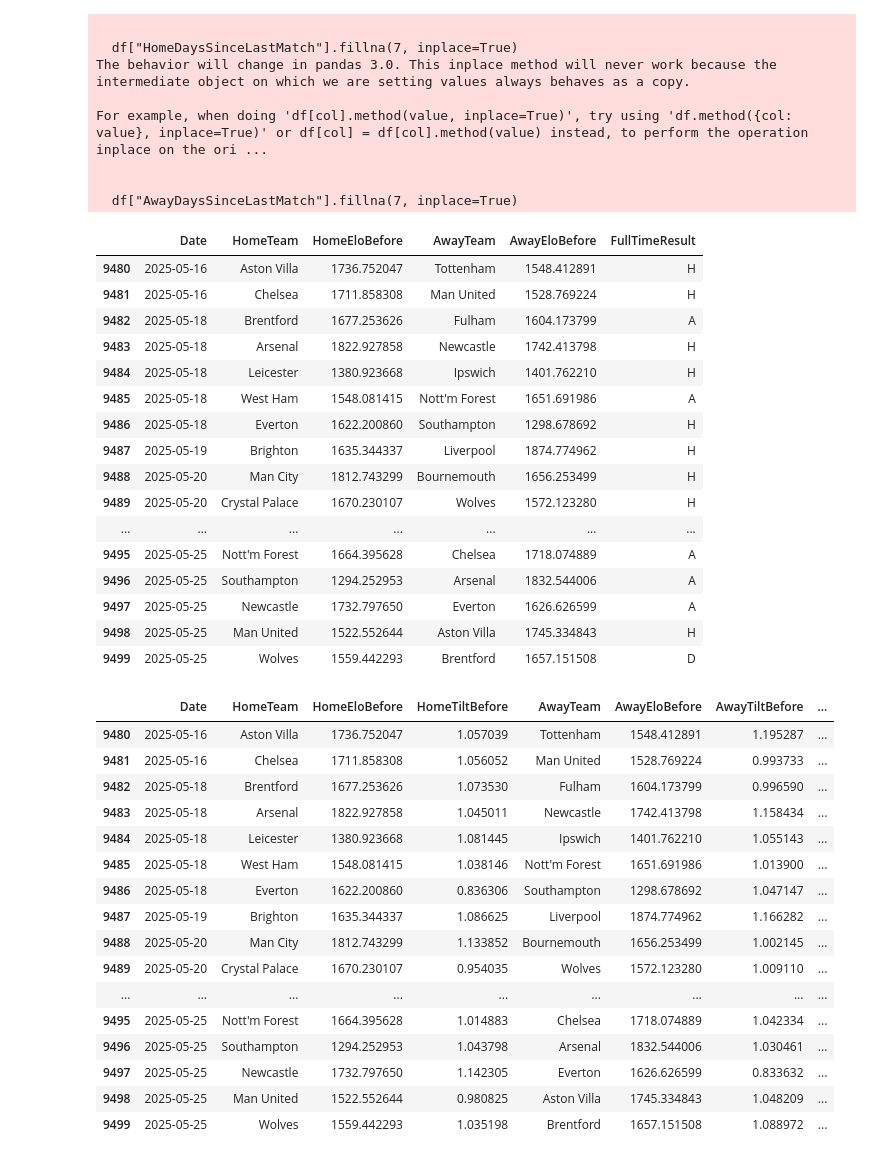
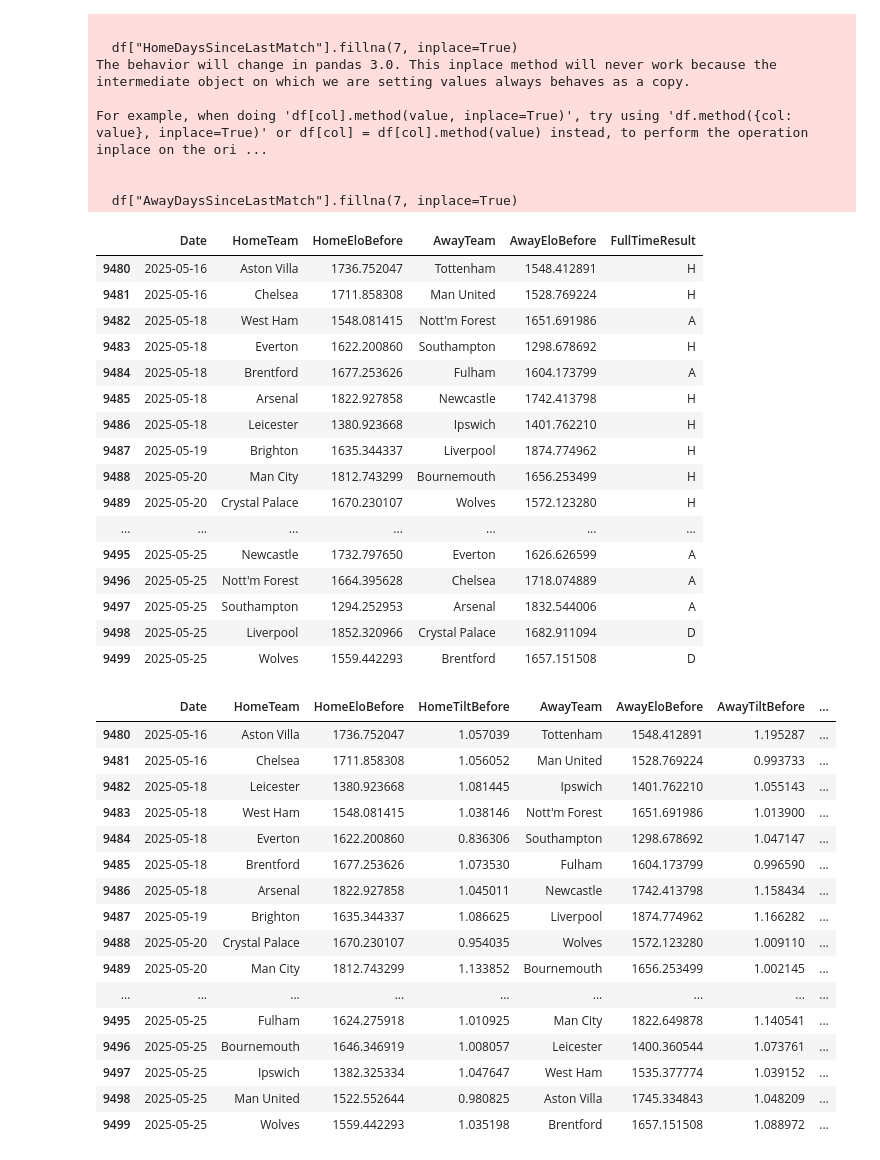
Before and after one commit to javieryeow/premier-league-score-predictor, a Jupyter notebook: notebooks/feature_engineering.ipynb, the cells around one changed output. Saved outputs shown, nothing was run; the diff lists cells and outputs as text; code cells hidden in the pictures.

```diff
--- a/notebooks/feature_engineering.ipynb
+++ b/notebooks/feature_engineering.ipynb
@@ -65,6 +65,7 @@ Name: HomeGoalScoringForm, Length: 9500, dtype: float64
 Name: AwayGoalScoringForm, Length: 9500, dtype: float64
 # %%
 # rolling average goals conceded in last 5 games for both Home and Away
+df = df.sort_values("Date").reset_index(drop=True)
 
 df["HomeGoalsConceded"] = (
     df.groupby("HomeTeam")["FullTimeAwayTeamGoals"]
@@ -104,6 +105,7 @@ Name: HomeGoalsConceded, Length: 9500, dtype: float64
 Name: AwayGoalsConceded, Length: 9500, dtype: float64
 # %%
 # rolling average points in last 5 matches for both Home and Away
+df = df.sort_values("Date").reset_index(drop=True)
 
 df["HomeWinningForm"] = (
     df.groupby("HomeTeam")["HomeTeamPoints"]
@@ -391,19 +393,19 @@ df[["Date", "HomeTeam", "HomeEloBefore", "AwayTeam", "AwayEloBefore", "FullTimeR
 |  | Date | HomeTeam | HomeEloBefore | AwayTeam | AwayEloBefore | FullTimeResult |
 | 9480 | 2025-05-16 | Aston Villa | 1736.752047 | Tottenham | 1548.412891 | H |
 | 9481 | 2025-05-16 | Chelsea | 1711.858308 | Man United | 1528.769224 | H |
-| 9482 | 2025-05-18 | Brentford | 1677.253626 | Fulham | 1604.173799 | A |
-| 9483 | 2025-05-18 | Arsenal | 1822.927858 | Newcastle | 1742.413798 | H |
-| 9484 | 2025-05-18 | Leicester | 1380.923668 | Ipswich | 1401.762210 | H |
-| 9485 | 2025-05-18 | West Ham | 1548.081415 | Nott'm Forest | 1651.691986 | A |
-| 9486 | 2025-05-18 | Everton | 1622.200860 | Southampton | 1298.678692 | H |
+| 9482 | 2025-05-18 | West Ham | 1548.081415 | Nott'm Forest | 1651.691986 | A |
+| 9483 | 2025-05-18 | Everton | 1622.200860 | Southampton | 1298.678692 | H |
+| 9484 | 2025-05-18 | Brentford | 1677.253626 | Fulham | 1604.173799 | A |
+| 9485 | 2025-05-18 | Arsenal | 1822.927858 | Newcastle | 1742.413798 | H |
+| 9486 | 2025-05-18 | Leicester | 1380.923668 | Ipswich | 1401.762210 | H |
 | 9487 | 2025-05-19 | Brighton | 1635.344337 | Liverpool | 1874.774962 | H |
 | 9488 | 2025-05-20 | Man City | 1812.743299 | Bournemouth | 1656.253499 | H |
 | 9489 | 2025-05-20 | Crystal Palace | 1670.230107 | Wolves | 1572.123280 | H |
 | ... | ... | ... | ... | ... | ... | ... |
-| 9495 | 2025-05-25 | Nott'm Forest | 1664.395628 | Chelsea | 1718.074889 | A |
-| 9496 | 2025-05-25 | Southampton | 1294.252953 | Arsenal | 1832.544006 | A |
-| 9497 | 2025-05-25 | Newcastle | 1732.797650 | Everton | 1626.626599 | A |
-| 9498 | 2025-05-25 | Man United | 1522.552644 | Aston Villa | 1745.334843 | H |
+| 9495 | 2025-05-25 | Newcastle | 1732.797650 | Everton | 1626.626599 | A |
+| 9496 | 2025-05-25 | Nott'm Forest | 1664.395628 | Chelsea | 1718.074889 | A |
+| 9497 | 2025-05-25 | Southampton | 1294.252953 | Arsenal | 1832.544006 | A |
+| 9498 | 2025-05-25 | Liverpool | 1852.320966 | Crystal Palace | 1682.911094 | D |
 | 9499 | 2025-05-25 | Wolves | 1559.442293 | Brentford | 1657.151508 | D |
 # %%
 # building Tilt feature: measures a team's offensiveness, whether a team tends to play high-scoring or low-scoring games, independant of match outcome
@@ -416,49 +418,52 @@ EXPECTED_TOTAL_GOALS = df["FullTimeHomeTeamGoals"].add(df["FullTimeAwayTeamGoals
 
 df["HomeTiltBefore"] = 1
 df["AwayTiltBefore"] = 1
+
+df = df.sort_values("Date").reset_index(drop=True)
+
 for index, row in df.iterrows():
     home = row["HomeTeam"]
     away = row["AwayTeam"]
 
     home_tilt = tilt_dict.get(home, 1)
     away_tilt = tilt_dict.get(away, 1)
     df.loc[index, "HomeTiltBefore"] = home_tilt
     df.loc[index, "AwayTiltBefore"] = away_tilt
 
     # total goals in this matchup
     total_goals = row["FullTimeHomeTeamGoals"] + row["FullTimeAwayTeamGoals"]
 
     # update new tilt values for home and away
     home_tilt_new = (
         TILT_DECAY * home_tilt +
         TILT_WEIGHT * total_goals / (away_tilt * EXPECTED_TOTAL_GOALS)
     )
 
     away_tilt_new = (
         TILT_DECAY * away_tilt +
         TILT_WEIGHT * total_goals / (home_tilt * EXPECTED_TOTAL_GOALS)
     )
 
     tilt_dict[home] = home_tilt_new
     tilt_dict[away] = away_tilt_new
 
 df[["Date", "HomeTeam", "HomeEloBefore", "HomeTiltBefore",
     "AwayTeam", "AwayEloBefore", "AwayTiltBefore", "FullTimeResult"]].tail(20)
 # %% [output]
 |  | Date | HomeTeam | HomeEloBefore | HomeTiltBefore | AwayTeam | AwayEloBefore | AwayTiltBefore | ... |
 | 9480 | 2025-05-16 | Aston Villa | 1736.752047 | 1.057039 | Tottenham | 1548.412891 | 1.195287 | ... |
 | 9481 | 2025-05-16 | Chelsea | 1711.858308 | 1.056052 | Man United | 1528.769224 | 0.993733 | ... |
-| 9482 | 2025-05-18 | Brentford | 1677.253626 | 1.073530 | Fulham | 1604.173799 | 0.996590 | ... |
-| 9483 | 2025-05-18 | Arsenal | 1822.927858 | 1.045011 | Newcastle | 1742.413798 | 1.158434 | ... |
-| 9484 | 2025-05-18 | Leicester | 1380.923668 | 1.081445 | Ipswich | 1401.762210 | 1.055143 | ... |
-| 9485 | 2025-05-18 | West Ham | 1548.081415 | 1.038146 | Nott'm Forest | 1651.691986 | 1.013900 | ... |
-| 9486 | 2025-05-18 | Everton | 1622.200860 | 0.836306 | Southampton | 1298.678692 | 1.047147 | ... |
+| 9482 | 2025-05-18 | Leicester | 1380.923668 | 1.081445 | Ipswich | 1401.762210 | 1.055143 | ... |
+| 9483 | 2025-05-18 | West Ham | 1548.081415 | 1.038146 | Nott'm Forest | 1651.691986 | 1.013900 | ... |
+| 9484 | 2025-05-18 | Everton | 1622.200860 | 0.836306 | Southampton | 1298.678692 | 1.047147 | ... |
+| 9485 | 2025-05-18 | Brentford | 1677.253626 | 1.073530 | Fulham | 1604.173799 | 0.996590 | ... |
+| 9486 | 2025-05-18 | Arsenal | 1822.927858 | 1.045011 | Newcastle | 1742.413798 | 1.158434 | ... |
 | 9487 | 2025-05-19 | Brighton | 1635.344337 | 1.086625 | Liverpool | 1874.774962 | 1.166282 | ... |
-| 9488 | 2025-05-20 | Man City | 1812.743299 | 1.133852 | Bournemouth | 1656.253499 | 1.002145 | ... |
-| 9489 | 2025-05-20 | Crystal Palace | 1670.230107 | 0.954035 | Wolves | 1572.123280 | 1.009110 | ... |
+| 9488 | 2025-05-20 | Crystal Palace | 1670.230107 | 0.954035 | Wolves | 1572.123280 | 1.009110 | ... |
+| 9489 | 2025-05-20 | Man City | 1812.743299 | 1.133852 | Bournemouth | 1656.253499 | 1.002145 | ... |
 | ... | ... | ... | ... | ... | ... | ... | ... | ... |
-| 9495 | 2025-05-25 | Nott'm Forest | 1664.395628 | 1.014883 | Chelsea | 1718.074889 | 1.042334 | ... |
-| 9496 | 2025-05-25 | Southampton | 1294.252953 | 1.043798 | Arsenal | 1832.544006 | 1.030461 | ... |
-| 9497 | 2025-05-25 | Newcastle | 1732.797650 | 1.142305 | Everton | 1626.626599 | 0.833632 | ... |
+| 9495 | 2025-05-25 | Fulham | 1624.275918 | 1.010925 | Man City | 1822.649878 | 1.140541 | ... |
+| 9496 | 2025-05-25 | Bournemouth | 1646.346919 | 1.008057 | Leicester | 1400.360544 | 1.073761 | ... |
+| 9497 | 2025-05-25 | Ipswich | 1382.325334 | 1.047647 | West Ham | 1535.377774 | 1.039152 | ... |
 | 9498 | 2025-05-25 | Man United | 1522.552644 | 0.980825 | Aston Villa | 1745.334843 | 1.048209 | ... |
 | 9499 | 2025-05-25 | Wolves | 1559.442293 | 1.035198 | Brentford | 1657.151508 | 1.088972 | ... |
```
Also changed, not shown: parts of 6 cells of this notebook, 2 other files.
